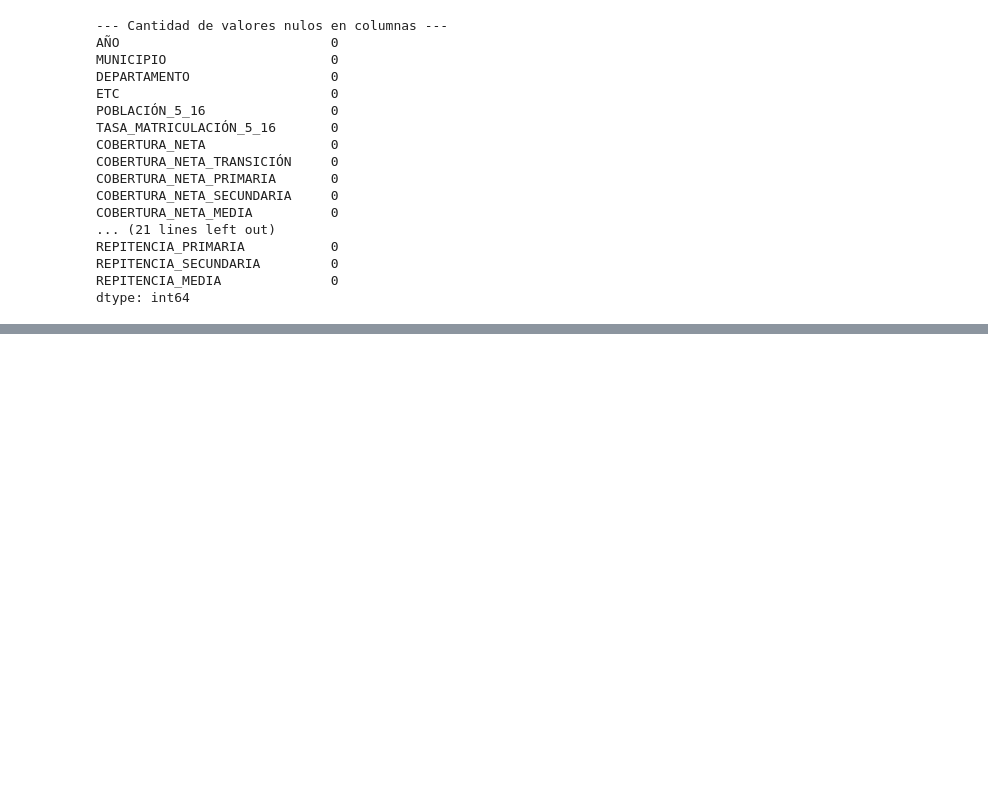
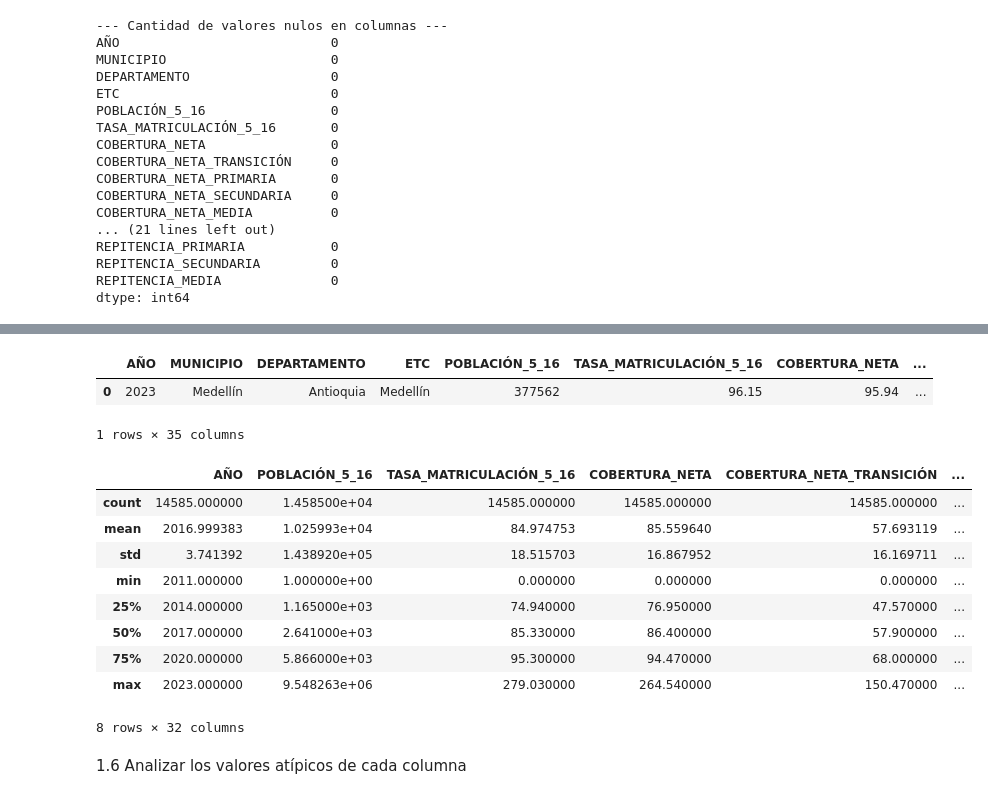
Before and after one commit to Fabiloz/Proyecto_Final, a Jupyter notebook: Análisis_de_Indicadores_Educativos.ipynb, the cells around one changed output, grey strips where cells are left out. Cells and saved outputs as stored; diff of their text form; code cells hidden in the pictures; blank space fills up the shorter version.

```diff
--- a/Análisis_de_Indicadores_Educativos.ipynb
+++ b/Análisis_de_Indicadores_Educativos.ipynb
@@ -325,0 +348,21 @@ dtype: int64
+# %%
+data.head(1)
+# %% [output]
+|  | AÑO | MUNICIPIO | DEPARTAMENTO | ETC | POBLACIÓN_5_16 | TASA_MATRICULACIÓN_5_16 | COBERTURA_NETA | ... |
+| 0 | 2023 | Medellín | Antioquia | Medellín | 377562 | 96.15 | 95.94 | ... |
+1 rows × 35 columns
+# %%
+data.describe()
+# %% [output]
+|  | AÑO | POBLACIÓN_5_16 | TASA_MATRICULACIÓN_5_16 | COBERTURA_NETA | COBERTURA_NETA_TRANSICIÓN | ... |
+| count | 14585.000000 | 1.458500e+04 | 14585.000000 | 14585.000000 | 14585.000000 | ... |
+| mean | 2016.999383 | 1.025993e+04 | 84.974753 | 85.559640 | 57.693119 | ... |
+| std | 3.741392 | 1.438920e+05 | 18.515703 | 16.867952 | 16.169711 | ... |
+| min | 2011.000000 | 1.000000e+00 | 0.000000 | 0.000000 | 0.000000 | ... |
+| 25% | 2014.000000 | 1.165000e+03 | 74.940000 | 76.950000 | 47.570000 | ... |
+| 50% | 2017.000000 | 2.641000e+03 | 85.330000 | 86.400000 | 57.900000 | ... |
+| 75% | 2020.000000 | 5.866000e+03 | 95.300000 | 94.470000 | 68.000000 | ... |
+| max | 2023.000000 | 9.548263e+06 | 279.030000 | 264.540000 | 150.470000 | ... |
+8 rows × 32 columns
+# %% [markdown]
+1.6 Analizar los valores atípicos de cada columna
```
Also changed, not shown: parts of 9 cells of this notebook, 1 other file.
